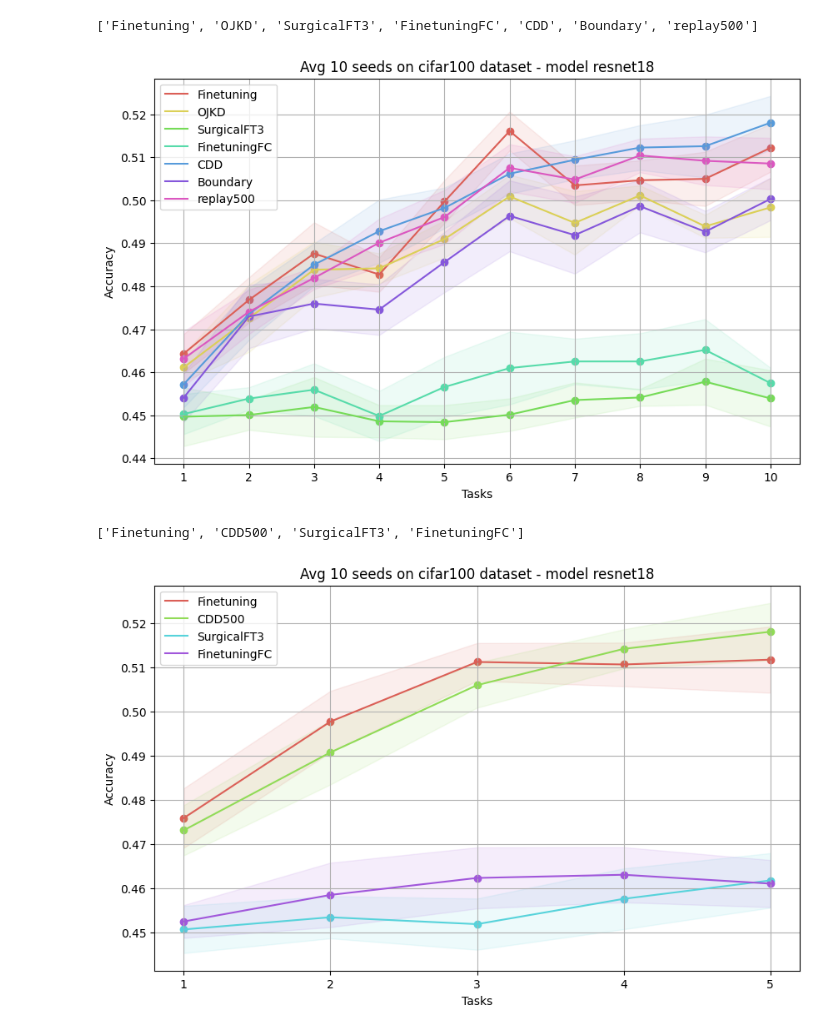
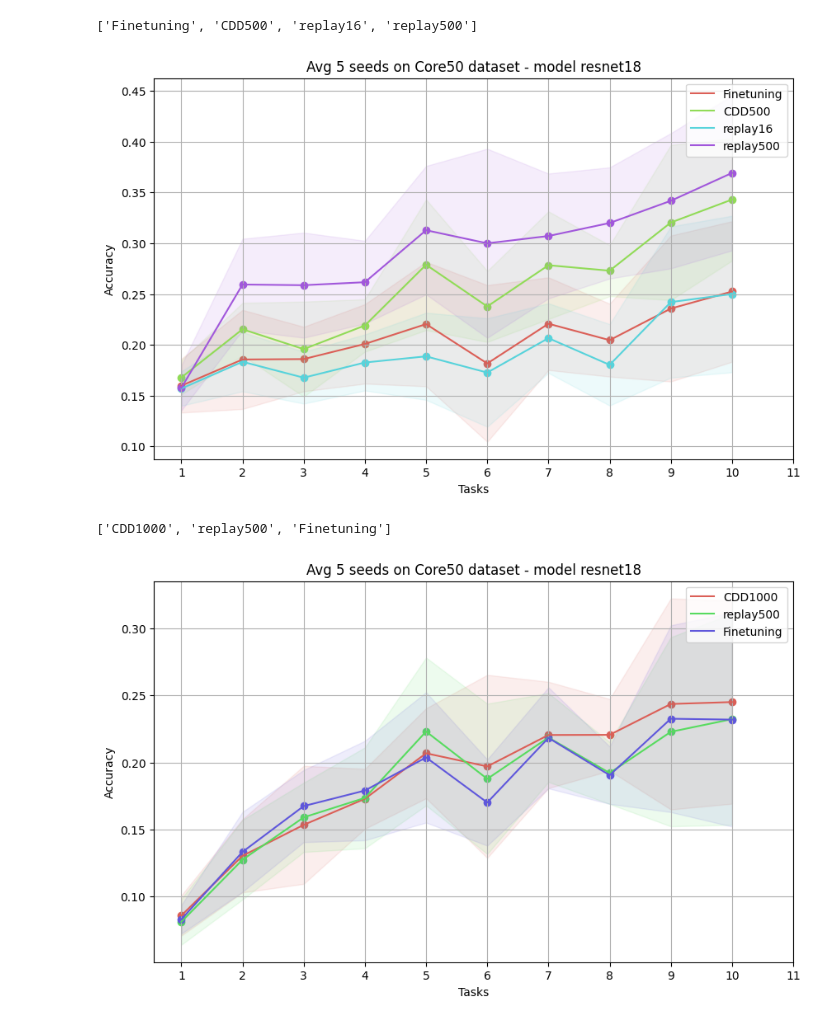
Before and after one commit to francesco-p/simple-incremental, a Jupyter notebook: viz_values.ipynb, the cells around one changed output. Drawn from its saved outputs; the diff is of its cells as text; code cells hidden in the pictures.

Commit message:
Bug core50 to be fixed

```diff
--- a/viz_values.ipynb
+++ b/viz_values.ipynb
@@ -216,29 +38,24 @@ def plot_csv(csv_files, dataset, methods, model):
 # %%
-
-csv_files=["csv/CIFAR100_10tasks_Finetuning_resnet18.csv",
-           "csv/CIFAR100_10tasks_OJKD_resnet18.csv",
-           "csv/CIFAR100_10tasks_SurgicalFT3_resnet18.csv",
-           "csv/CIFAR100_10tasks_FinetuningFC_resnet18.csv",
-           "csv/CIFAR100_10tasks_CDD_resnet18.csv",
-           "csv/CIFAR100_10tasks_Boundary_resnet18.csv",
-           "csv/CIFAR100_10tasks_replay500_resnet18.csv",
-           ]
+csv_files=["csv/Core50_11tasks_Finetuning_resnet18.csv",
+           "csv/Core50_11tasks_CDD500_resnet18.csv",
+           "csv/Core50_11tasks_replay16_resnet18.csv",
+           "csv/Core50_11tasks_replay500_resnet18.csv"]
 
 methods = [x.split('_')[2] for x in csv_files]
 print(methods)
-plot_csv(csv_files, "cifar100", methods, 'resnet18')
+plot_csv(csv_files, "Core50", methods, 'resnet18')
 # %% [output]
-['Finetuning', 'OJKD', 'SurgicalFT3', 'FinetuningFC', 'CDD', 'Boundary', 'replay500']
+['Finetuning', 'CDD500', 'replay16', 'replay500']
-[figure, old version]
+[figure, new version]
 # %%
-csv_files=["csv/CIFAR100_5tasks_Finetuning_resnet18.csv",
-           "csv/CIFAR100_5tasks_CDD500_resnet18.csv",
-           "csv/CIFAR100_5tasks_SurgicalFT3_resnet18.csv",
-           "csv/CIFAR100_5tasks_FinetuningFC_resnet18.csv"]
+csv_files=["csv/Core50_11tasks_CDD1000_resnet18_epochs1.csv",
+           #"csv/Core50_11tasks_CDD500_resnet18.csv",
+           "csv/Core50_11tasks_replay500_resnet18_epochs1.csv",
+           "csv/Core50_11tasks_Finetuning_resnet18_epochs1.csv"]
 
 methods = [x.split('_')[2] for x in csv_files]
 print(methods)
-plot_csv(csv_files, "cifar100", methods, 'resnet18')
+plot_csv(csv_files, "Core50", methods, 'resnet18')
 # %% [output]
-['Finetuning', 'CDD500', 'SurgicalFT3', 'FinetuningFC']
+['CDD1000', 'replay500', 'Finetuning']
-[figure, old version]
+[figure, new version]
```
Also changed, not shown: parts of 13 cells of this notebook, 13 other files.
